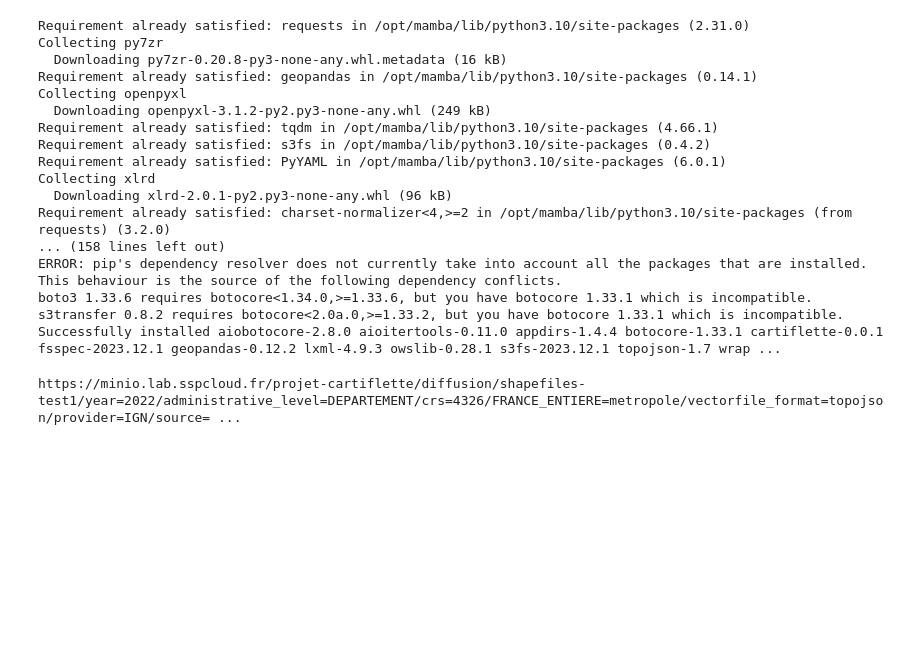
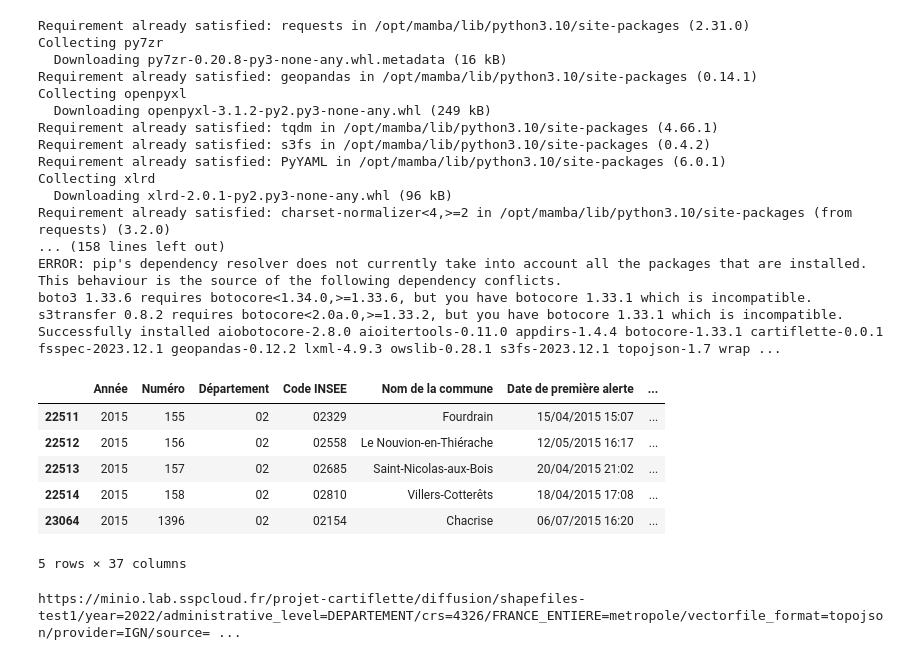
Before and after one commit to jjulietteschneider/Analyse-du-risque-des-feux-de-for-t, a Jupyter notebook: test_margaux.ipynb, the cells around one changed output. Cells and saved outputs as stored; diff of their text form; code cells hidden in the pictures; blank space fills up the shorter version.

```diff
--- a/test_margaux.ipynb
+++ b/test_margaux.ipynb
@@ -67,6 +49,18 @@ ERROR: pip's dependency resolver does not currently take into account all the pa
 boto3 1.33.6 requires botocore<1.34.0,>=1.33.6, but you have botocore 1.33.1 which is incompatible.
 s3transfer 0.8.2 requires botocore<2.0a.0,>=1.33.2, but you have botocore 1.33.1 which is incompatible.
 Successfully installed aiobotocore-2.8.0 aioitertools-0.11.0 appdirs-1.4.4 botocore-1.33.1 cartiflette-0.0.1 fsspec-2023.12.1 geopandas-0.12.2 lxml-4.9.3 owslib-0.28.1 s3fs-2023.12.1 topojson-1.7 wrap ...
+# %%
+df2 = df[df['Département']=='02']
+# %%
+df2.head()
+# %% [output]
+|  | Année | Numéro | Département | Code INSEE | Nom de la commune | Date de première alerte | ... |
+| 22511 | 2015 | 155 | 02 | 02329 | Fourdrain | 15/04/2015 15:07 | ... |
+| 22512 | 2015 | 156 | 02 | 02558 | Le Nouvion-en-Thiérache | 12/05/2015 16:17 | ... |
+| 22513 | 2015 | 157 | 02 | 02685 | Saint-Nicolas-aux-Bois | 20/04/2015 21:02 | ... |
+| 22514 | 2015 | 158 | 02 | 02810 | Villers-Cotterêts | 18/04/2015 17:08 | ... |
+| 23064 | 2015 | 1396 | 02 | 02154 | Chacrise | 06/07/2015 16:20 | ... |
+5 rows × 37 columns
 # %%
 import cartiflette.s3 as s3
 # %%
```
Also changed, not shown: parts of 16 cells of this notebook.
